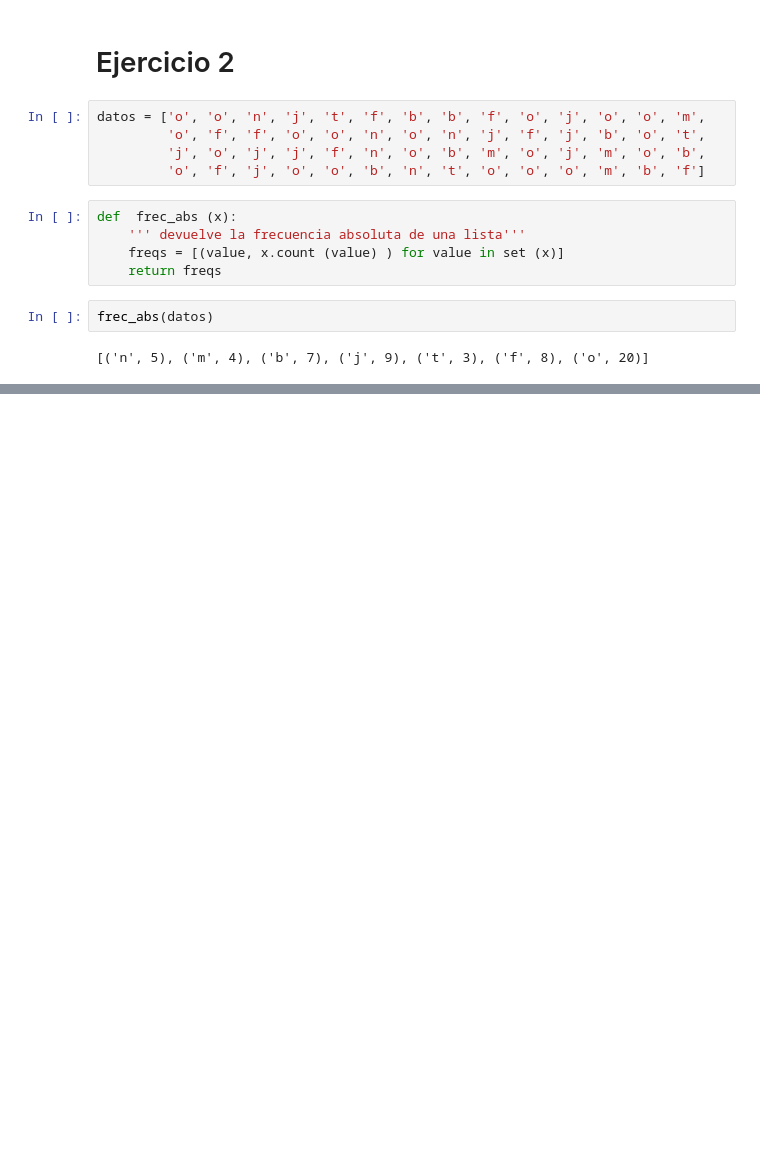
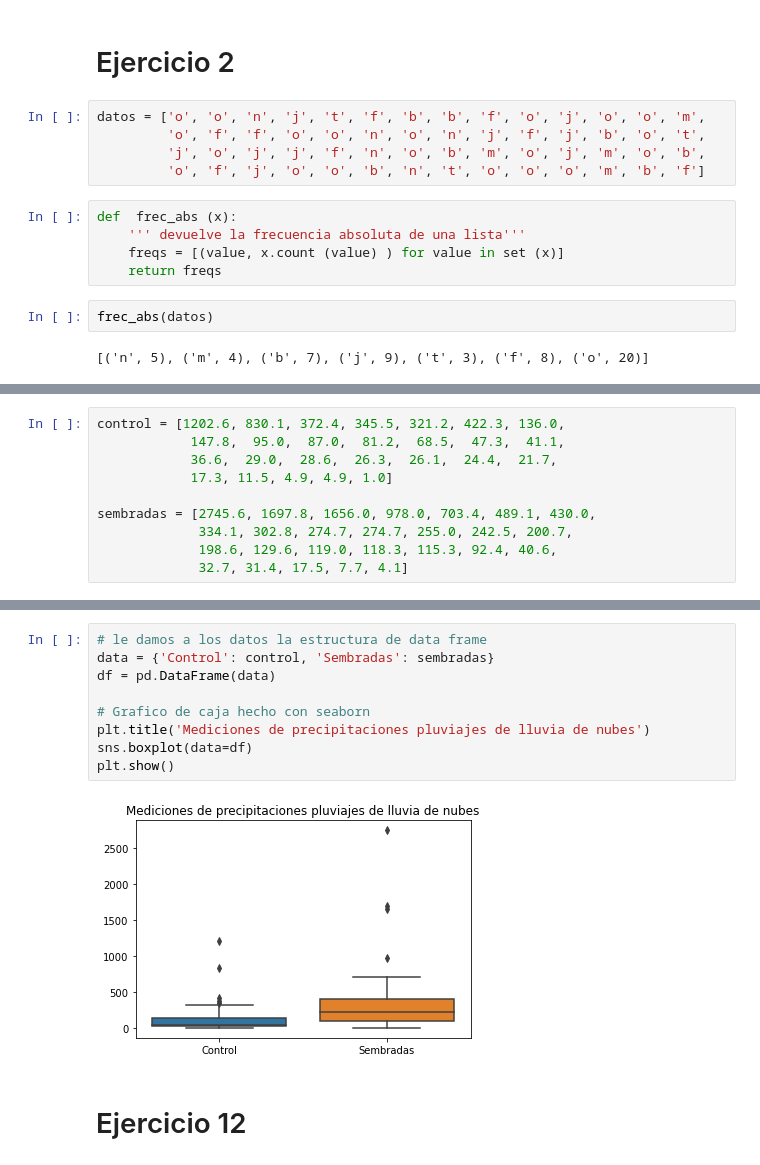
Before and after one commit to rofonseca/Probabilidad_y_Estadistica, a Jupyter notebook: Practico1/PyE2023_Practico1.ipynb, the cells around one changed output, grey strips where cells are left out. Drawn from its saved outputs; the diff is of its cells as text; blank space fills up the shorter version.

```diff
--- a/Practico1/PyE2023_Practico1.ipynb
+++ b/Practico1/PyE2023_Practico1.ipynb
@@ -22,0 +222,10 @@ frec_abs(datos)
+# %%
+control = [1202.6, 830.1, 372.4, 345.5, 321.2, 422.3, 136.0,
+            147.8,  95.0,  87.0,  81.2,  68.5,  47.3,  41.1,
+            36.6,  29.0,  28.6,  26.3,  26.1,  24.4,  21.7,
+            17.3, 11.5, 4.9, 4.9, 1.0]
+
+sembradas = [2745.6, 1697.8, 1656.0, 978.0, 703.4, 489.1, 430.0,
+             334.1, 302.8, 274.7, 274.7, 255.0, 242.5, 200.7,
+             198.6, 129.6, 119.0, 118.3, 115.3, 92.4, 40.6,
+             32.7, 31.4, 17.5, 7.7, 4.1]
@@ -22,0 +301,13 @@ frec_abs(datos)
+# %%
+# le damos a los datos la estructura de data frame
+data = {'Control': control, 'Sembradas': sembradas}
+df = pd.DataFrame(data)
+
+# Grafico de caja hecho con seaborn
+plt.title('Mediciones de precipitaciones pluviajes de lluvia de nubes')
+sns.boxplot(data=df)
+plt.show()
+# %% [output]
+[figure, added]
+# %% [markdown]
+# Ejercicio 12
```
Also changed, not shown: parts of 41 cells of this notebook.
